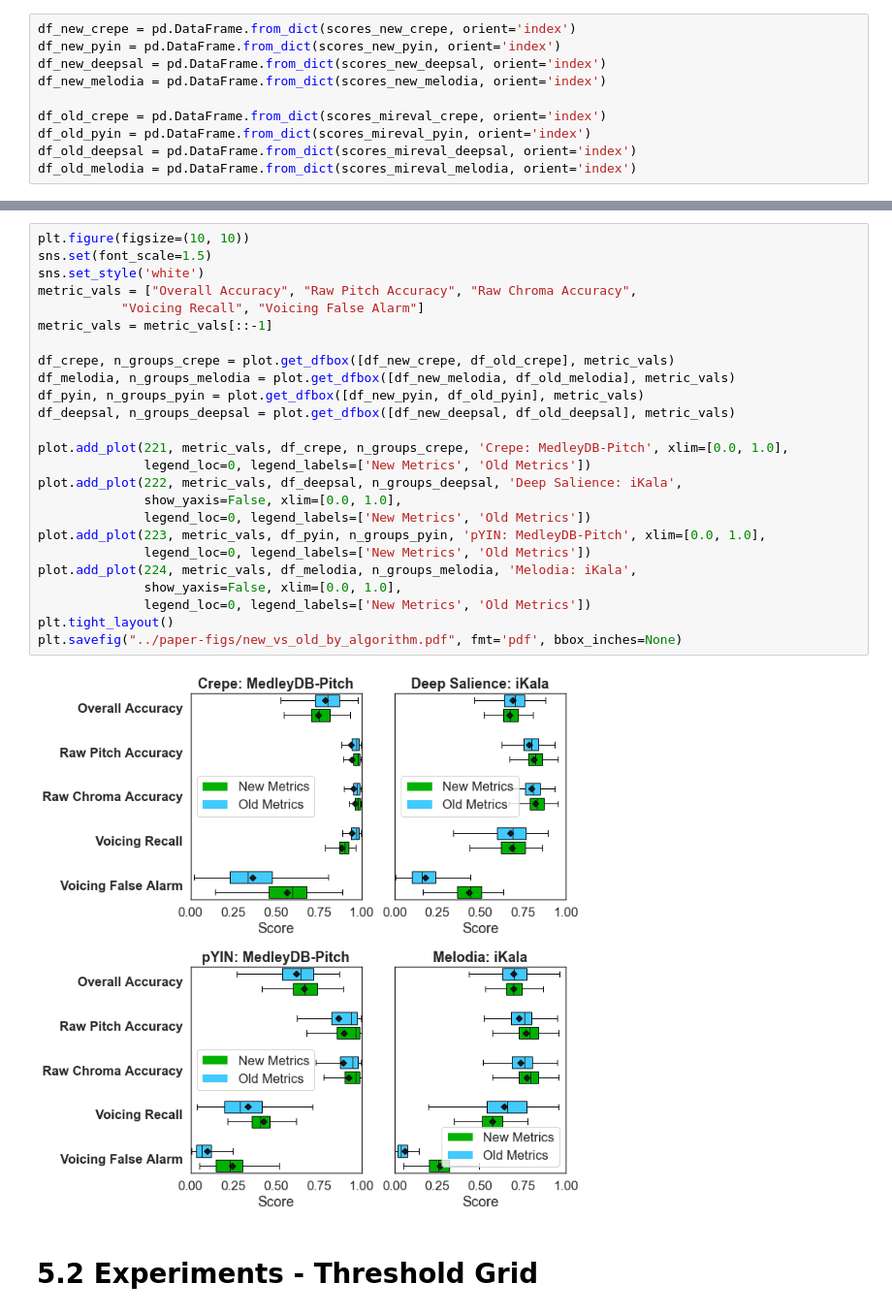
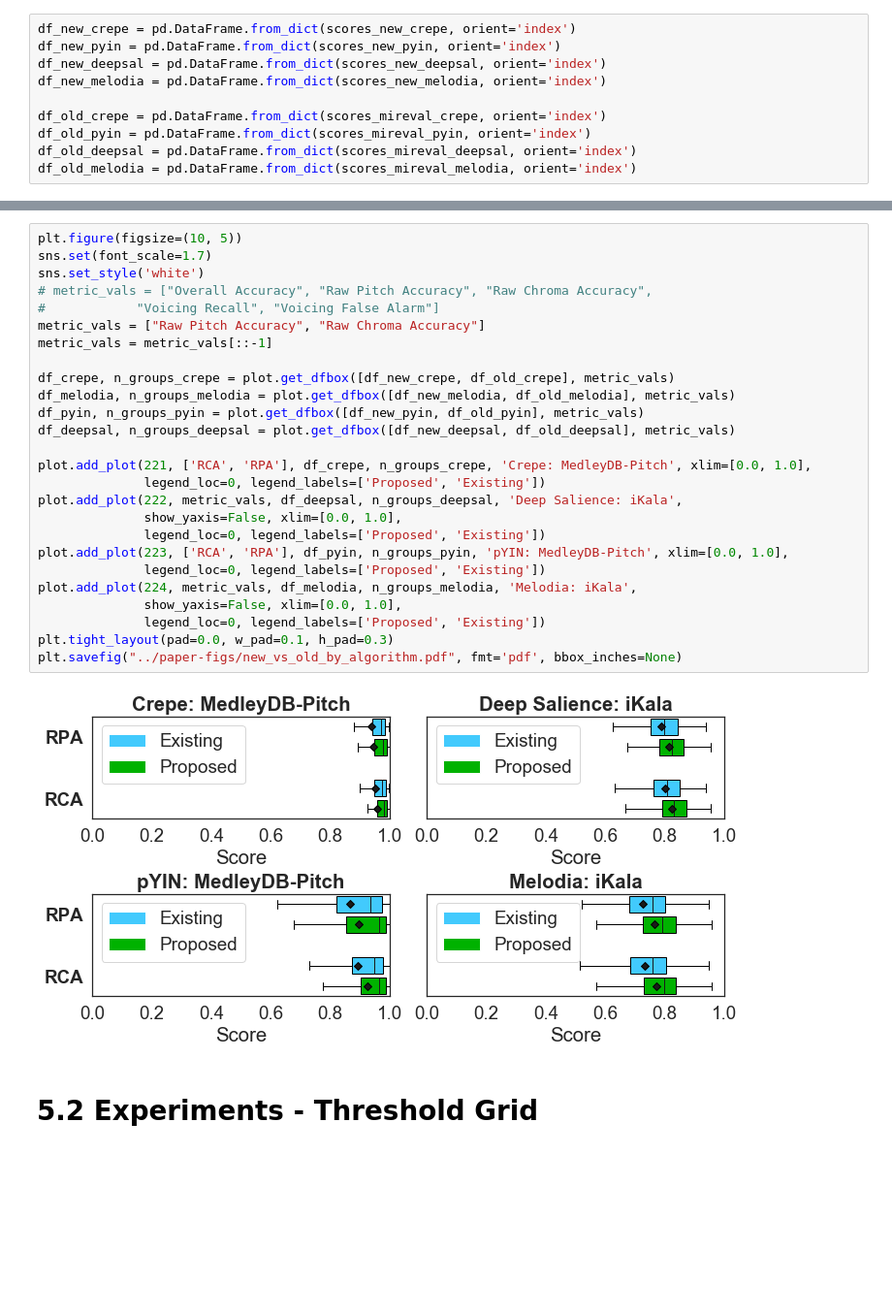
Before and after one commit to juanjobosch/continuousf0eval, a Jupyter notebook: notebooks/Experiment Plots.ipynb, the cells around one changed output, grey strips where cells are left out. Shown: that part at 97% size. Saved outputs shown, nothing was run; the diff lists cells and outputs as text; blank space fills up the shorter version.

Commit message:
more plots

```diff
--- a/notebooks/Experiment Plots.ipynb
+++ b/notebooks/Experiment Plots.ipynb
@@ -112,30 +116,31 @@ plt.savefig("../paper-figs/new_vs_old_by_dataset.pdf", fmt='pdf', bbox_inches=No
 # %%
-plt.figure(figsize=(10, 10))
-sns.set(font_scale=1.5)
+plt.figure(figsize=(10, 5))
+sns.set(font_scale=1.7)
 sns.set_style('white')
-metric_vals = ["Overall Accuracy", "Raw Pitch Accuracy", "Raw Chroma Accuracy",
-           "Voicing Recall", "Voicing False Alarm"]
+# metric_vals = ["Overall Accuracy", "Raw Pitch Accuracy", "Raw Chroma Accuracy",
+#            "Voicing Recall", "Voicing False Alarm"]
+metric_vals = ["Raw Pitch Accuracy", "Raw Chroma Accuracy"]
 metric_vals = metric_vals[::-1]
 
 df_crepe, n_groups_crepe = plot.get_dfbox([df_new_crepe, df_old_crepe], metric_vals)
 df_melodia, n_groups_melodia = plot.get_dfbox([df_new_melodia, df_old_melodia], metric_vals)
 df_pyin, n_groups_pyin = plot.get_dfbox([df_new_pyin, df_old_pyin], metric_vals)
 df_deepsal, n_groups_deepsal = plot.get_dfbox([df_new_deepsal, df_old_deepsal], metric_vals)
 
-plot.add_plot(221, metric_vals, df_crepe, n_groups_crepe, 'Crepe: MedleyDB-Pitch', xlim=[0.0, 1.0],
-              legend_loc=0, legend_labels=['New Metrics', 'Old Metrics'])
+plot.add_plot(221, ['RCA', 'RPA'], df_crepe, n_groups_crepe, 'Crepe: MedleyDB-Pitch', xlim=[0.0, 1.0],
+              legend_loc=0, legend_labels=['Proposed', 'Existing'])
 plot.add_plot(222, metric_vals, df_deepsal, n_groups_deepsal, 'Deep Salience: iKala',
               show_yaxis=False, xlim=[0.0, 1.0],
-              legend_loc=0, legend_labels=['New Metrics', 'Old Metrics'])
-plot.add_plot(223, metric_vals, df_pyin, n_groups_pyin, 'pYIN: MedleyDB-Pitch', xlim=[0.0, 1.0],
-              legend_loc=0, legend_labels=['New Metrics', 'Old Metrics'])
+              legend_loc=0, legend_labels=['Proposed', 'Existing'])
+plot.add_plot(223, ['RCA', 'RPA'], df_pyin, n_groups_pyin, 'pYIN: MedleyDB-Pitch', xlim=[0.0, 1.0],
+              legend_loc=0, legend_labels=['Proposed', 'Existing'])
 plot.add_plot(224, metric_vals, df_melodia, n_groups_melodia, 'Melodia: iKala',
               show_yaxis=False, xlim=[0.0, 1.0],
-              legend_loc=0, legend_labels=['New Metrics', 'Old Metrics'])
-plt.tight_layout()
+              legend_loc=0, legend_labels=['Proposed', 'Existing'])
+plt.tight_layout(pad=0.0, w_pad=0.1, h_pad=0.3)
 plt.savefig("../paper-figs/new_vs_old_by_algorithm.pdf", fmt='pdf', bbox_inches=None)
 # %% [output]
-[figure, old version]
+[figure, new version]
 # %% [markdown]
 # 5.2 Experiments - Threshold Grid
 # %%
```
Also changed, not shown: parts of 11 cells of this notebook, 4 other files.
